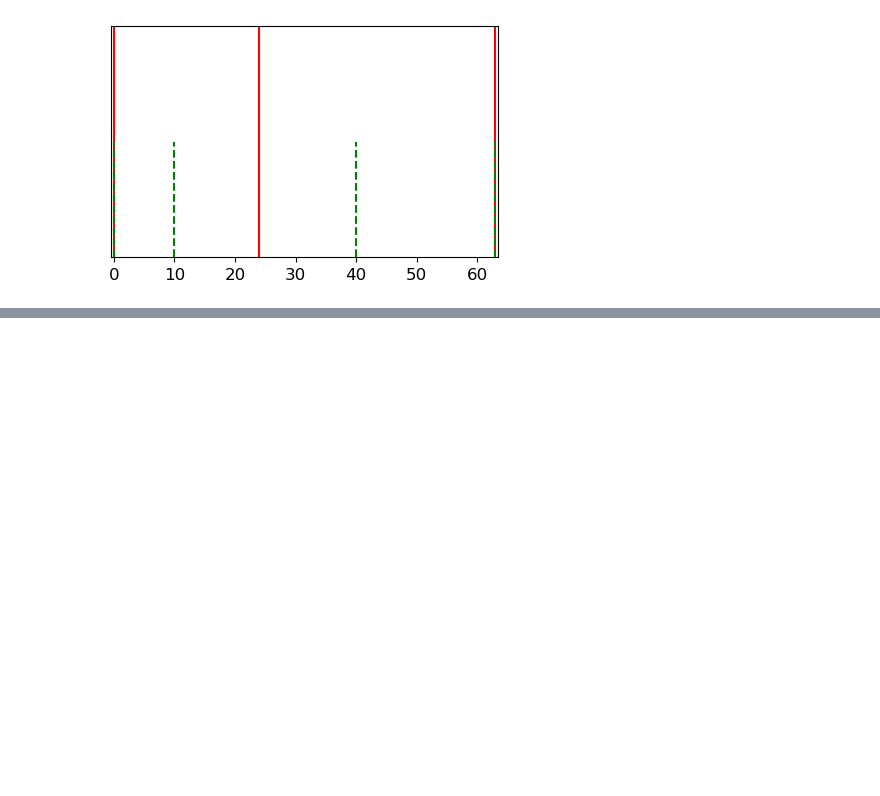
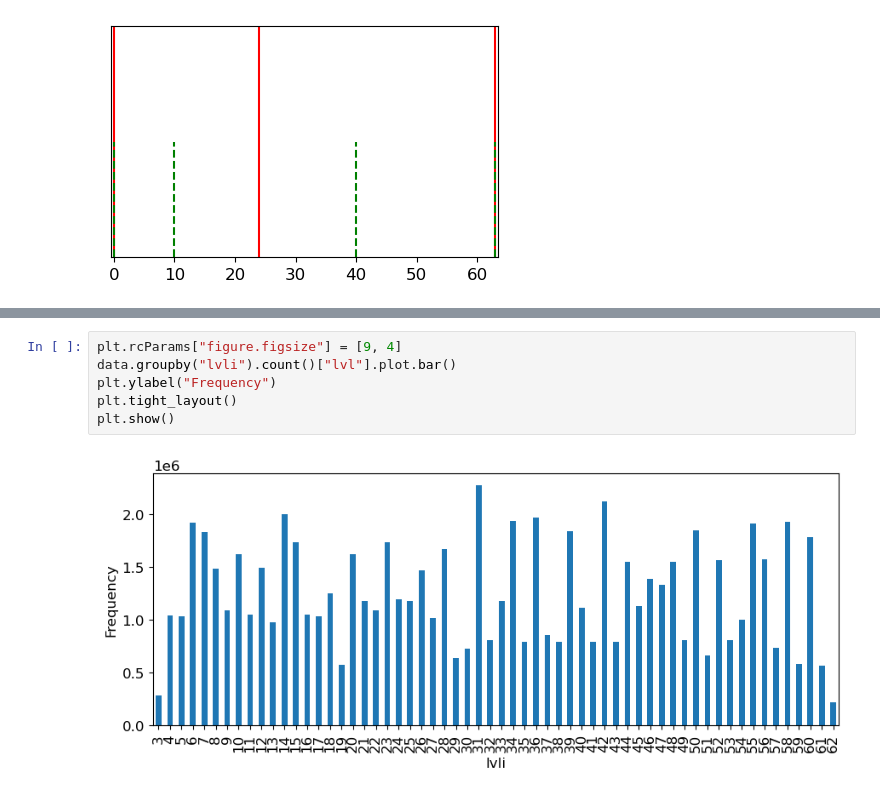
Before and after one commit to akashlevy/ember-python, a Jupyter notebook: analysis/characterizations.ipynb, the cells around one changed output, grey strips where cells are left out. Saved outputs shown, nothing was run; the diff lists cells and outputs as text; blank space fills up the shorter version.

```diff
--- a/analysis/characterizations.ipynb
+++ b/analysis/characterizations.ipynb
@@ -254,0 +283,8 @@ plt.show()
+# %%
+plt.rcParams["figure.figsize"] = [9, 4]
+data.groupby("lvli").count()["lvl"].plot.bar()
+plt.ylabel("Frequency")
+plt.tight_layout()
+plt.show()
+# %% [output]
+[figure, added]
```
Also changed, not shown: parts of 5 cells of this notebook, 10 other files.
